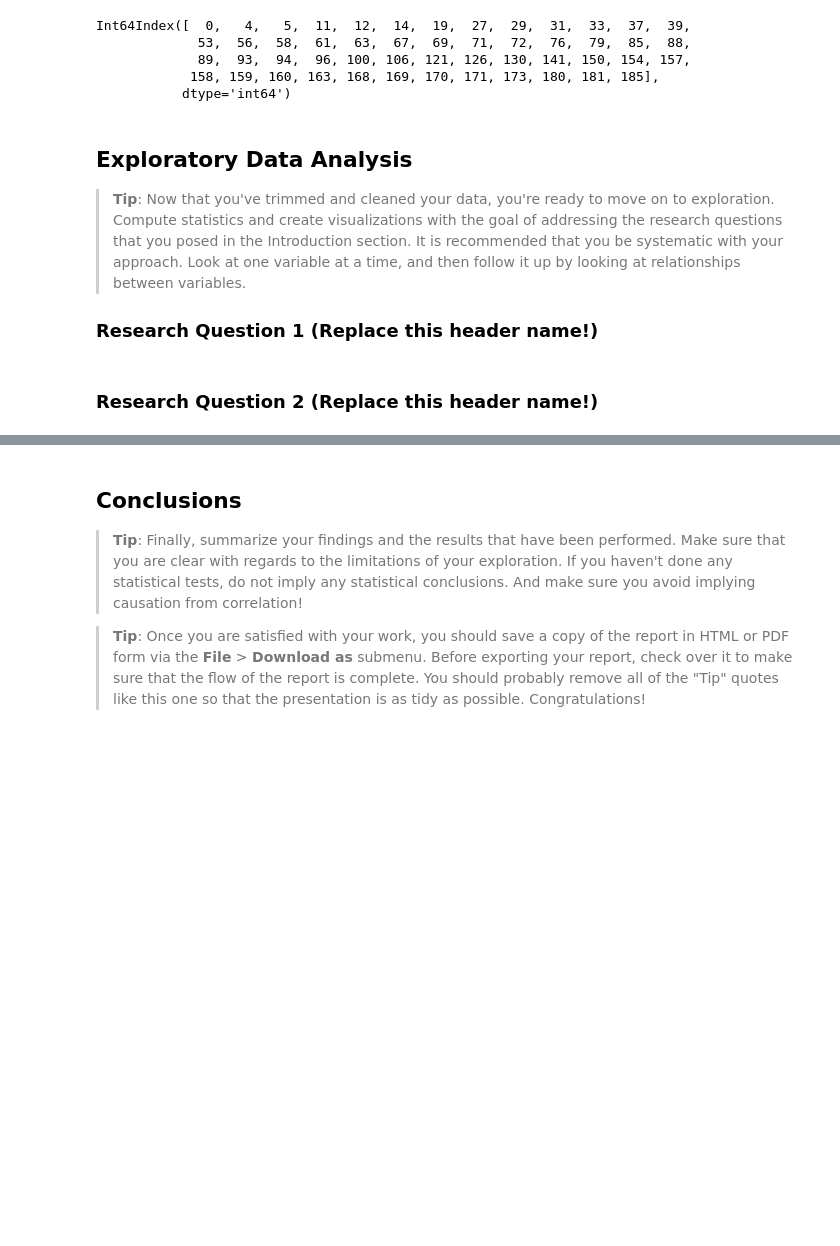
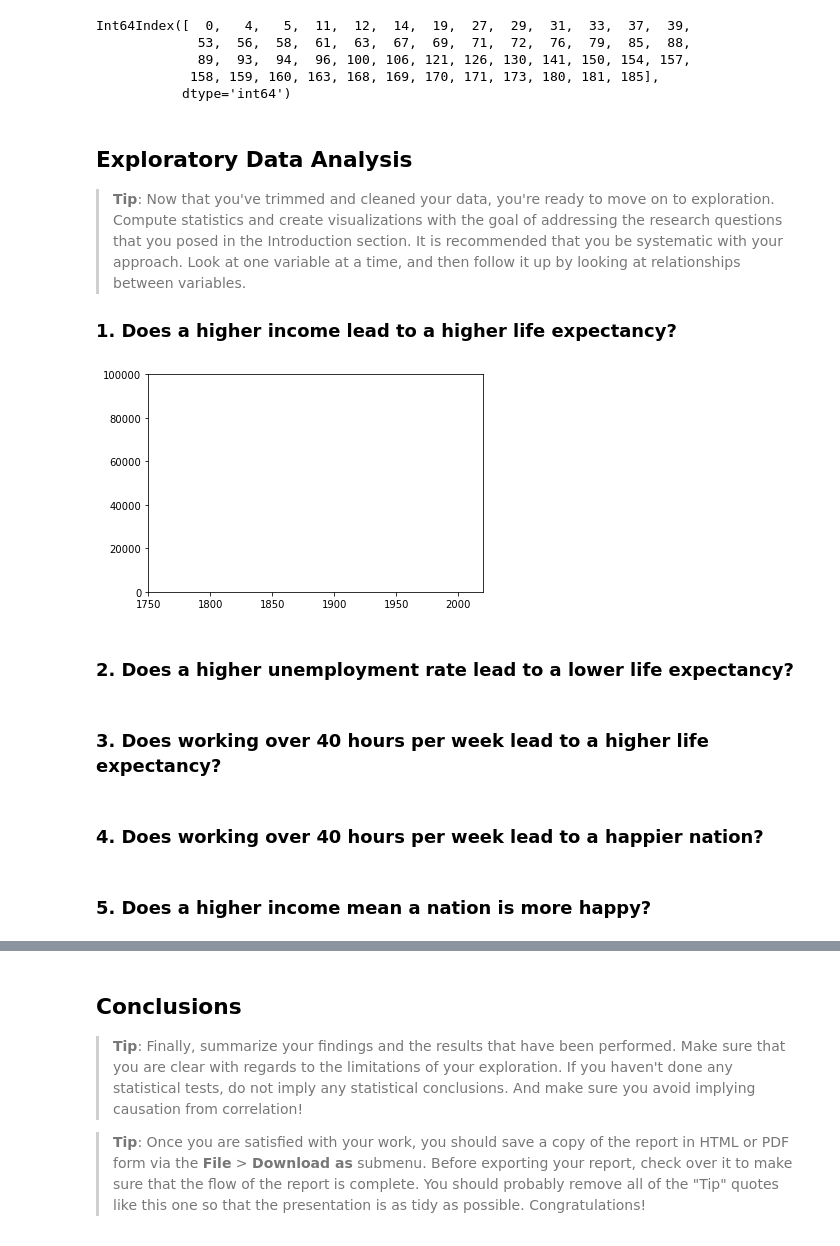
Before and after one commit to abdallahsayed1/Investigating-Gapminder-World-dataset, a Jupyter notebook: investigate-a-dataset-template.ipynb, the cells around one changed output, grey strips where cells are left out. Cells and saved outputs as stored; diff of their text form; code cells hidden in the pictures; blank space fills up the shorter version.

Commit message:
docs: Design animation

```diff
--- a/investigate-a-dataset-template.ipynb
+++ b/investigate-a-dataset-template.ipynb
@@ -820,13 +820,41 @@ life_vs_work
 
 > **Tip**: Now that you've trimmed and cleaned your data, you're ready to move on to exploration. Compute statistics and create visualizations with the goal of addressing the research questions that you posed in the Introduction section. It is recommended that you be systematic with your approach. Look at one variable at a time, and then follow it up by looking at relationships between variables.
 
-### Research Question 1 (Replace this header name!)
+### 1. Does a higher income lead to a higher life expectancy?
 # %%
 # Use this, and more code cells, to explore your data. Don't forget to add
 #   Markdown cells to document your observations and findings.
-# %% [markdown]
-### Research Question 2  (Replace this header name!)
+# %%
+# Set up the figure, the axis, and the plot element we want to animate
+fig = plt.figure()
+ax = plt.axes(xlim=(1750, 2020), ylim=(0,100000))
+line, = ax.plot([],[], lw=2)
+
+# initialization function: plot the background of each frame
+def init():
+    line.set_data([],[])
+    return line,
+
+def animate(i):
+    x = df_life_exp
+    y = np.linspace(0, 100, 1)
+    line.set_data(x,y)
+    return line,
+
+anim = FuncAnimation(fig, animate, init_func=init,
+                    frames=200, interval=20)
+plt.show()
+# %% [output]
+[figure, added]
 # %%
 # Continue to explore the data to address your additional research
 #   questions. Add more headers as needed if you have more questions to
 #   investigate.
+# %% [markdown]
+### 2. Does a higher unemployment rate lead to a lower life expectancy?
+# %% [markdown]
+### 3. Does working over 40 hours per week lead to a higher life expectancy?
+# %% [markdown]
+### 4. Does working over 40 hours per week lead to a happier nation?
+# %% [markdown]
+### 5. Does a higher income mean a nation is more happy?
```
Also changed, not shown: parts of 1 cell of this notebook.
